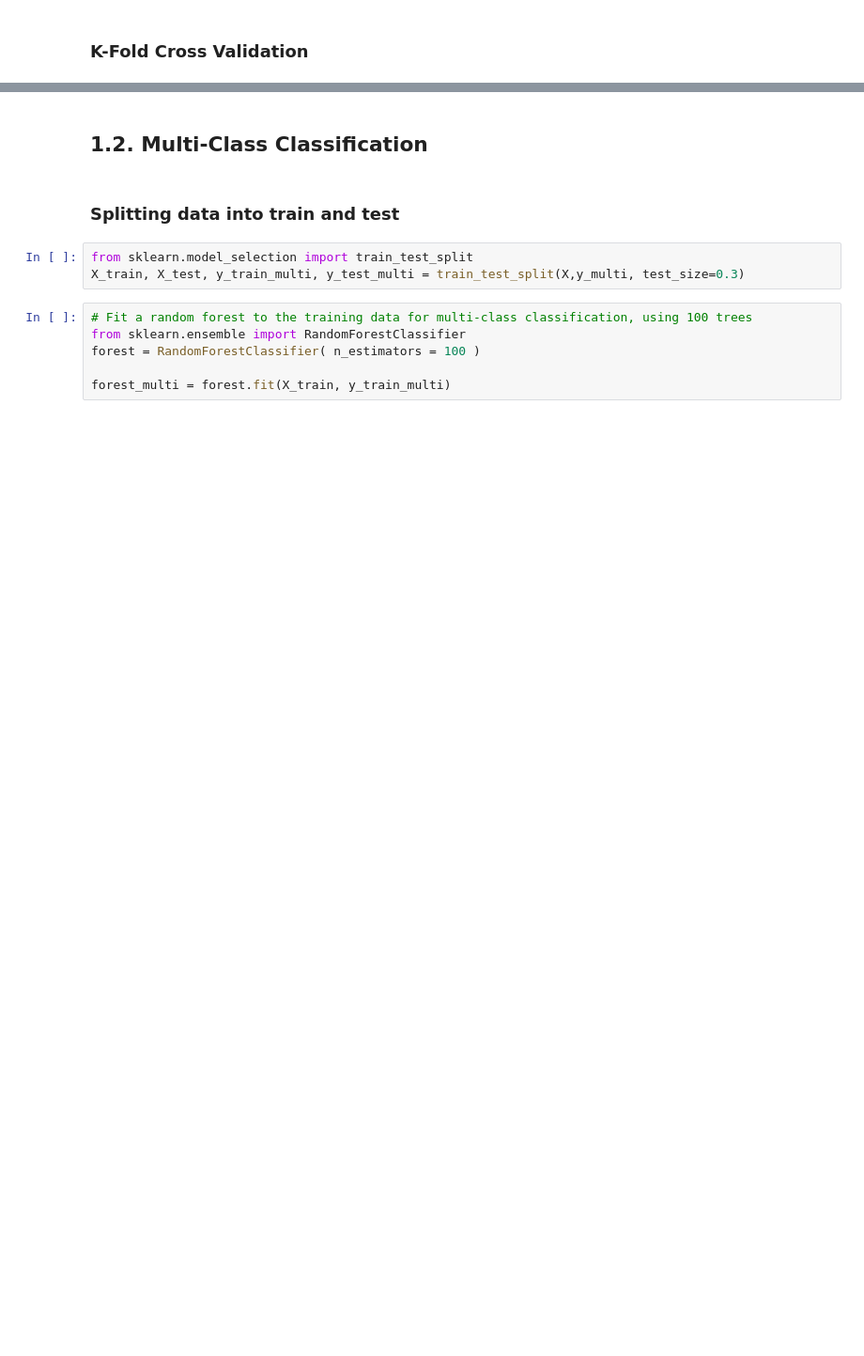
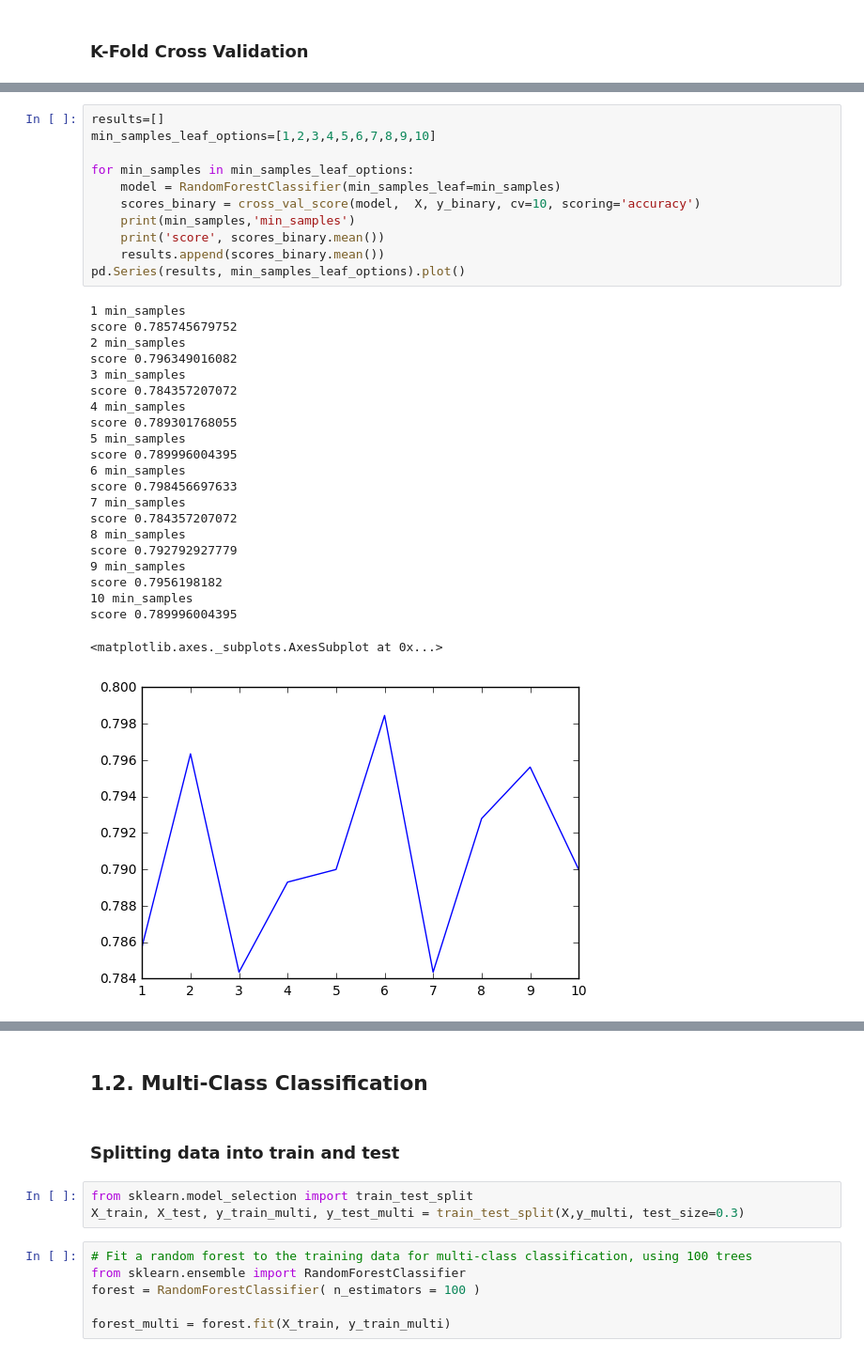
Before and after one commit to meryemmhamdi1/Gokcen_Meryem_Riyadh_ADA, a Jupyter notebook: 04 - Applied ML/HW4.ipynb, the cells around one changed output, grey strips where cells are left out. Shown at 94% size. Cells and saved outputs as stored; diff of their text form; blank space fills up the shorter version.

```diff
--- a/04 - Applied ML/HW4.ipynb
+++ b/04 - Applied ML/HW4.ipynb
@@ -211,0 +246,34 @@ scores_binary.mean()
+# %%
+results=[]
+min_samples_leaf_options=[1,2,3,4,5,6,7,8,9,10]
+
+for min_samples in min_samples_leaf_options:
+    model = RandomForestClassifier(min_samples_leaf=min_samples)
+    scores_binary = cross_val_score(model,  X, y_binary, cv=10, scoring='accuracy')
+    print(min_samples,'min_samples')
+    print('score', scores_binary.mean())
+    results.append(scores_binary.mean())
+pd.Series(results, min_samples_leaf_options).plot()
+# %% [output]
+1 min_samples
+score 0.785745679752
+2 min_samples
+score 0.796349016082
+3 min_samples
+score 0.784357207072
+4 min_samples
+score 0.789301768055
+5 min_samples
+score 0.789996004395
+6 min_samples
+score 0.798456697633
+7 min_samples
+score 0.784357207072
+8 min_samples
+score 0.792792927779
+9 min_samples
+score 0.7956198182
+10 min_samples
+score 0.789996004395
+<matplotlib.axes._subplots.AxesSubplot at 0x...>
+[figure, added]
```
Also changed, not shown: parts of 18 cells of this notebook, 2 other files.
